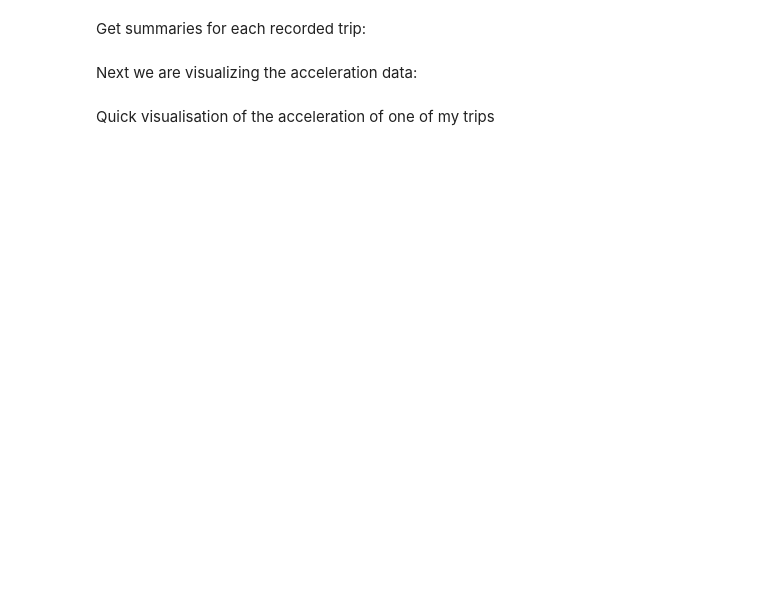
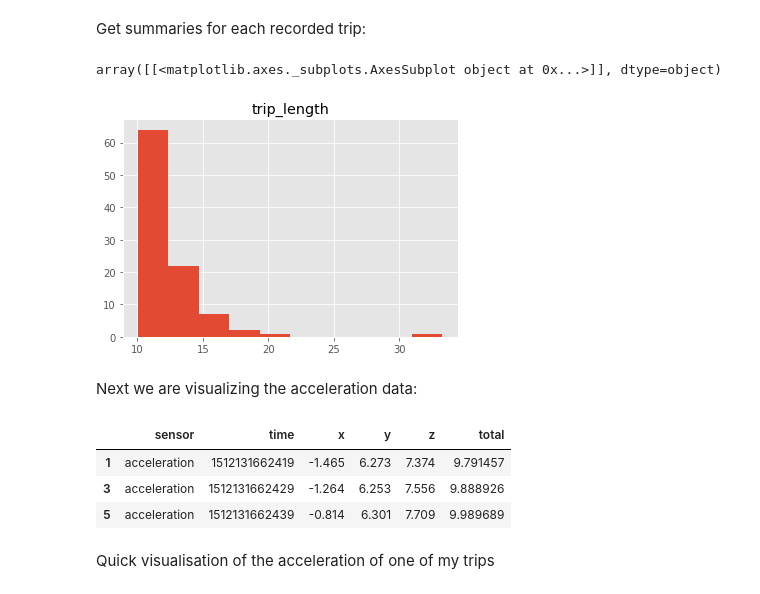
Before and after one commit to univie-datamining-team3/assignment2, a Jupyter notebook: notebooks/1.0-lm-basic-data-exploration.ipynb, the cells around one changed output. Cells and saved outputs as stored; diff of their text form; code cells hidden in the pictures; blank space fills up the shorter version.

Commit message:
Changed notebook 1: Added histogram of trip lengths.

```diff
--- a/notebooks/1.0-lm-basic-data-exploration.ipynb
+++ b/notebooks/1.0-lm-basic-data-exploration.ipynb
@@ -131,10 +132,10 @@ We have recorded: 117 trips
 # %% [markdown]
 Now that the data has been downloaded, we can read it from file and start to explore it. I will here only explore data from my key, but with get_data_per_trip(dir_name="raw") it is possible to load all **raw** data per trip in memory.
 # %%
-#from data.preprocessing import Preprocessor as pc
+from data.preprocessing import Preprocessor as pc
 # read data per trip by for all users by invoking: get_data_per_trip(dir_name="raw")
-#dfs=pc.get_data_per_trip(dir_name="raw")
-dfs = Preprocessor.get_data_per_token('868049020858898')
+dfs=pc.get_data_per_trip(dir_name="raw")
+#dfs = Preprocessor.get_data_per_token('868049020858898')
 # %%
 sensor_data = dfs[0]['sensor']
 acc = sensor_data[sensor_data['sensor'] == 'acceleration']
@@ -251,9 +297,22 @@ Preprocessor.get_trip_summaries(dfs, convert_time=True)
+# %%
+trip_summaries = Preprocessor.get_trip_summaries(dfs, convert_time=True)
+trip_summaries['trip_length'] = pd.to_numeric(trip_summaries['trip_length']) / 1000000000 / 60.0
+# Normalize trip lengths as minutes.
+trip_summaries.hist()
+# %% [output]
+array([[<matplotlib.axes._subplots.AxesSubplot object at 0x...>]], dtype=object)
+[figure, added]
 # %% [markdown]
 Next we are visualizing the acceleration data:
 # %%
 acceleration_df = dfs[trip_nr]["sensor"]
 acceleration_df = acceleration_df[acceleration_df["sensor"]=="acceleration"]
 acceleration_df.head(3)
+# %% [output]
+|  | sensor | time | x | y | z | total |
+| 1 | acceleration | 1512131662419 | -1.465 | 6.273 | 7.374 | 9.791457 |
+| 3 | acceleration | 1512131662429 | -1.264 | 6.253 | 7.556 | 9.888926 |
+| 5 | acceleration | 1512131662439 | -0.814 | 6.301 | 7.709 | 9.989689 |
 # %% [markdown]
 Quick visualisation of the acceleration of one of my trips
 # %%
```
Also changed, not shown: parts of 16 cells of this notebook, 1 other file.
